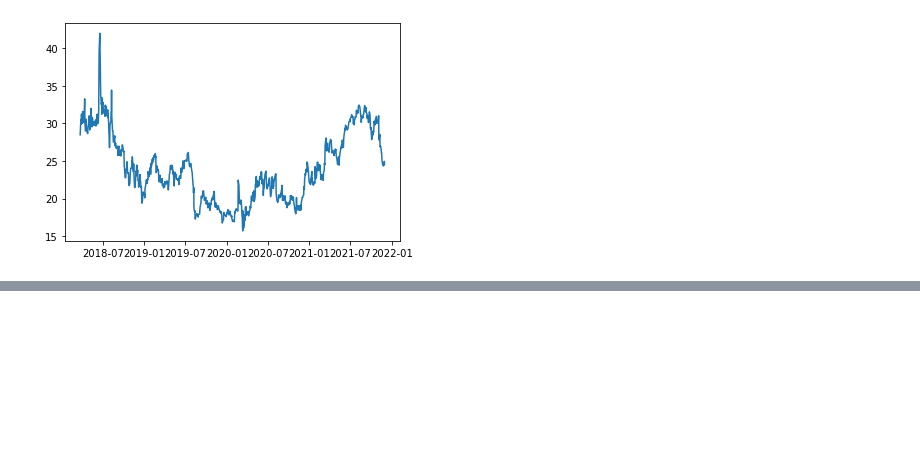
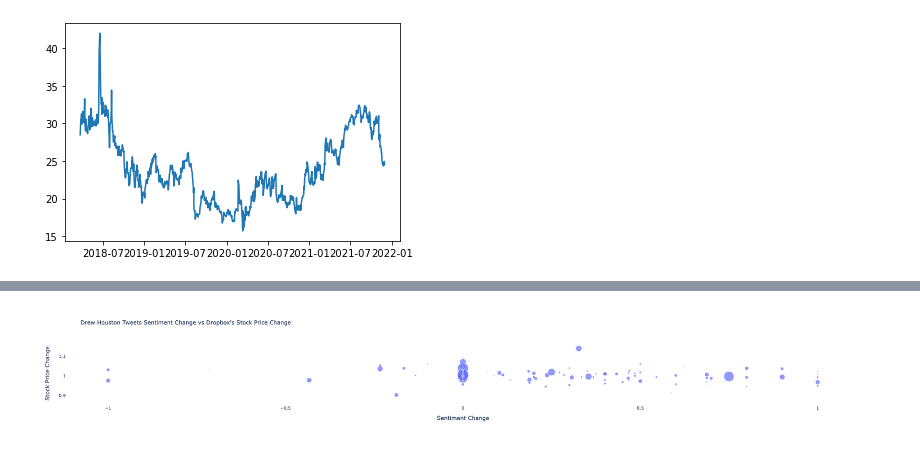
Before and after one commit to NB-01/twitter, a Jupyter notebook: analysis_nb.ipynb, the cells around one changed output, grey strips where cells are left out. Drawn from its saved outputs; the diff is of its cells as text; code cells hidden in the pictures; blank space fills up the shorter version.

```diff
--- a/analysis_nb.ipynb
+++ b/analysis_nb.ipynb
@@ -207,0 +218,4 @@ plt.show()
+# %%
+# Clean The Text
+df1['full_text'] = df1['full_text'].apply(cleantext)
+df1.head(10)
@@ -207,0 +234,12 @@ plt.show()
+# %%
+from textblob import TextBlob
+
+# Get The Subjectivity
+def sentiment_analysis(ds):
+    sentiment = TextBlob(ds['full_text']).sentiment
+    return pd.Series([sentiment.subjectivity, sentiment.polarity])
+
+# Adding Subjectivity & Polarity
+df1[["subjectivity", "polarity"]] = df1.apply(sentiment_analysis, axis=1)
+
+df1
@@ -207,0 +260,5 @@ plt.show()
+# %%
+#Polarity Change
+df1["polarity_chg"] = df1["polarity"]
+for i in range(len(df1)-1):
+    df1["polarity_chg"].iloc[i]= (df1["polarity"].iloc[i]/df1["polarity"].iloc[i+1])
@@ -207,0 +281,25 @@ plt.show()
+# %%
+import plotly.graph_objects as go
+
+fig = go.Figure()
+_ = fig.add_trace(go.Scatter(
+    x= df1["polarity"],
+    y= dfs['var'],
+    mode="markers",
+    marker={"size": df1['favorite_count'], "sizemode": "area",
+                                    "sizeref": 2*max(df1['favorite_count']/1000)},
+    hovertemplate= "Polarity of Tweets: %{x:.1f}<br>" +
+    "Stock Price Change: %{y:.1f}<br>" +
+    "Number of Likes: %{marker.size:,}" +
+    "<extra></extra>"
+))
+fig.update_layout(
+    plot_bgcolor="white",
+    # hovermode="x",
+    xaxis={"title": {"text": "Sentiment Change", "font": {"size": 16}}},
+    yaxis={"title": {"text": "Stock Price Change", "font": {"size": 16}}},
+    title={'text': "Drew Houston Tweets Sentiment Change vs Dropbox's Stock Price Change", "font": {"size": 16}}
+)
+fig.show()
+# %% [output]
+[figure, added]
```
Also changed, not shown: parts of 31 cells of this notebook.
